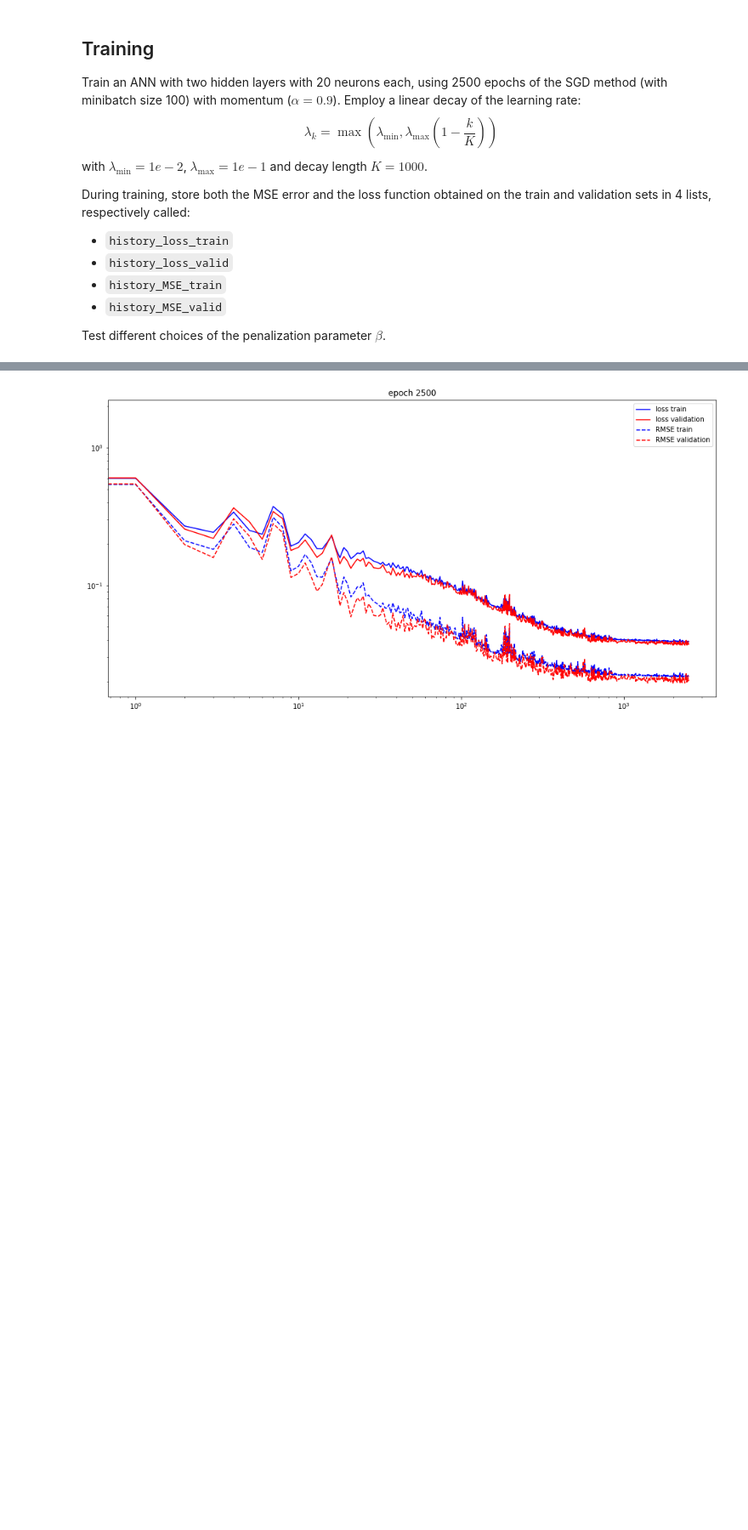
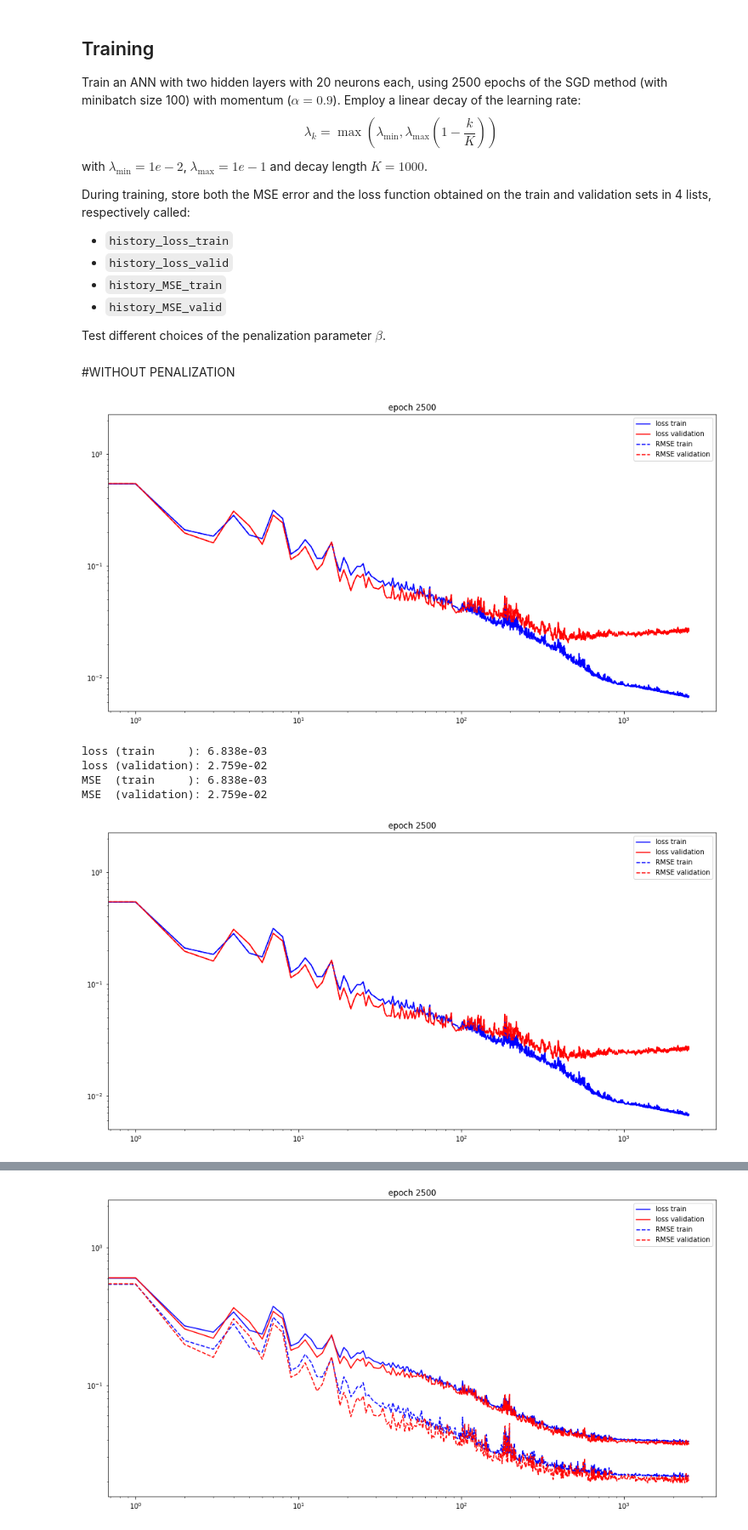
Before and after one commit to AndreaCamilloni/NAML_ex_sessions, a Jupyter notebook: 18_regularization.ipynb, the cells around one changed output, grey strips where cells are left out. Shown at 85% size. Drawn from its saved outputs; the diff is of its cells as text; code cells hidden in the pictures; blank space fills up the shorter version.

```diff
--- a/18_regularization.ipynb
+++ b/18_regularization.ipynb
@@ -283,3 +283,68 @@ During training, store both the MSE error and the loss function obtained on the
 - `history_MSE_valid`
 
 Test different choices of the penalization parameter $\beta$.
+# %% [markdown]
+#WITHOUT PENALIZATION
+# %%
+##WITHOUT PENALIZATION => we can see a gap between validation and training error "OVERFITTING"
+
+# Hyperparameters
+layers_size = [6, 20, 20, 1]
+penalization = .0
+
+# Training options
+num_epochs = 2500
+learning_rate_max = 1e-1
+learning_rate_min = 1e-2
+learning_rate_decay = 1000
+batch_size = 100
+alpha = 0.9
+########################################
+num_train = x_train.shape[0]
+
+grad_jit = jax.jit(jax.grad(loss, argnums = 2))
+loss_jit = jax.jit(loss)
+MSE_jit = jax.jit(MSE)
+
+params = initialize_params(layers_size)
+
+history_loss_train = list()
+history_loss_valid = list()
+history_MSE_train = list()
+history_MSE_valid = list()
+
+def append_losses():
+  history_loss_train.append(loss_jit(x_train, y_train, params, penalization))
+  history_loss_valid.append(loss_jit(x_valid, y_valid, params, penalization))
+  history_MSE_train.append(MSE_jit(x_train, y_train, params))
+  history_MSE_valid.append(MSE_jit(x_valid, y_valid, params))
+
+append_losses()
+
+velocity = [0.0 for i in range(len(params))]
+cb = Callback()
+
+for epoch in range(num_epochs):
+  learning_rate = max(learning_rate_min, learning_rate_max*(1-epoch/learning_rate_decay))
+  mini_batch = np.random.choice(num_train,batch_size)
+  grads = grad_jit(x_train[mini_batch,:], y_train[mini_batch,:],params, penalization)
+  for i in range(len(params)):
+    velocity[i] = alpha * velocity[i] - learning_rate*grads[i]
+    params[i] += velocity[i]
+
+  append_losses()
+  cb(epoch)
+
+cb.draw()
+
+print('loss (train     ): %1.3e' % history_loss_train[-1])
+print('loss (validation): %1.3e' % history_loss_valid[-1])
+print('MSE  (train     ): %1.3e' % history_MSE_train[-1])
+print('MSE  (validation): %1.3e' % history_MSE_valid[-1])
+# %% [output]
+[figure, added]
+loss (train     ): 6.838e-03
+loss (validation): 2.759e-02
+MSE  (train     ): 6.838e-03
+MSE  (validation): 2.759e-02
+[figure, added]
```
Also changed, not shown: parts of 2 cells of this notebook.
